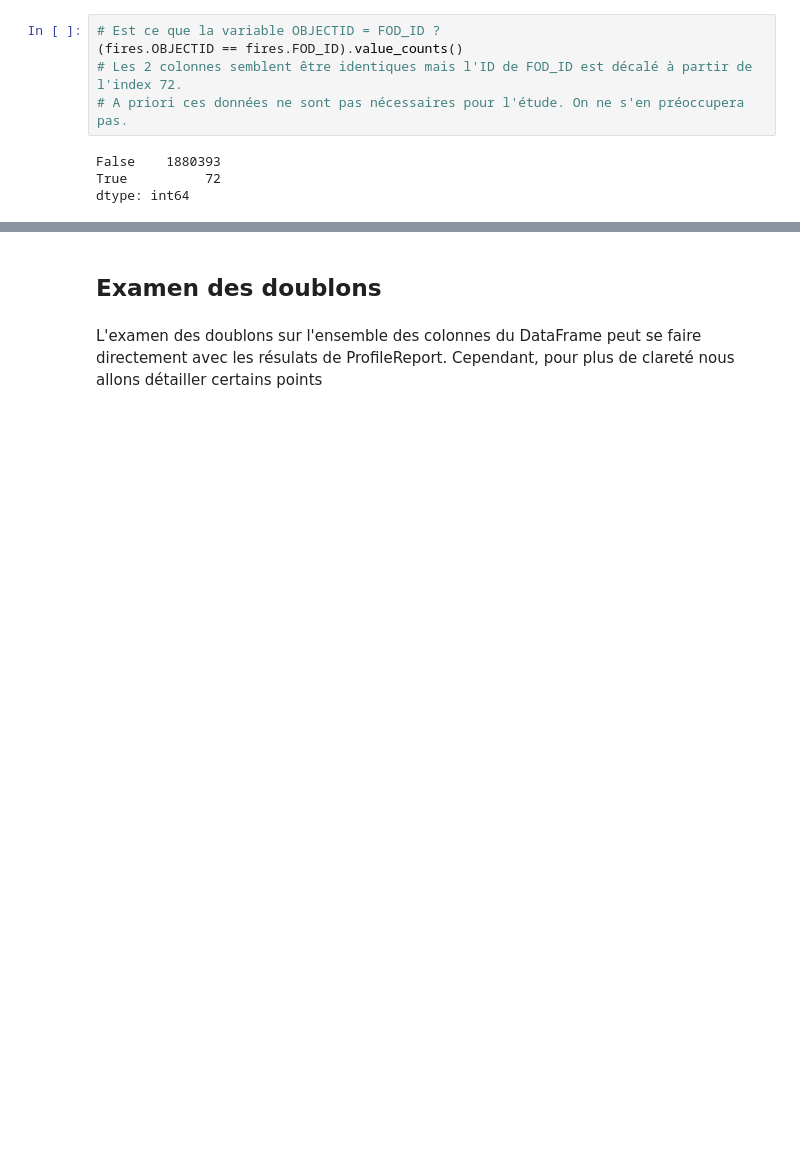
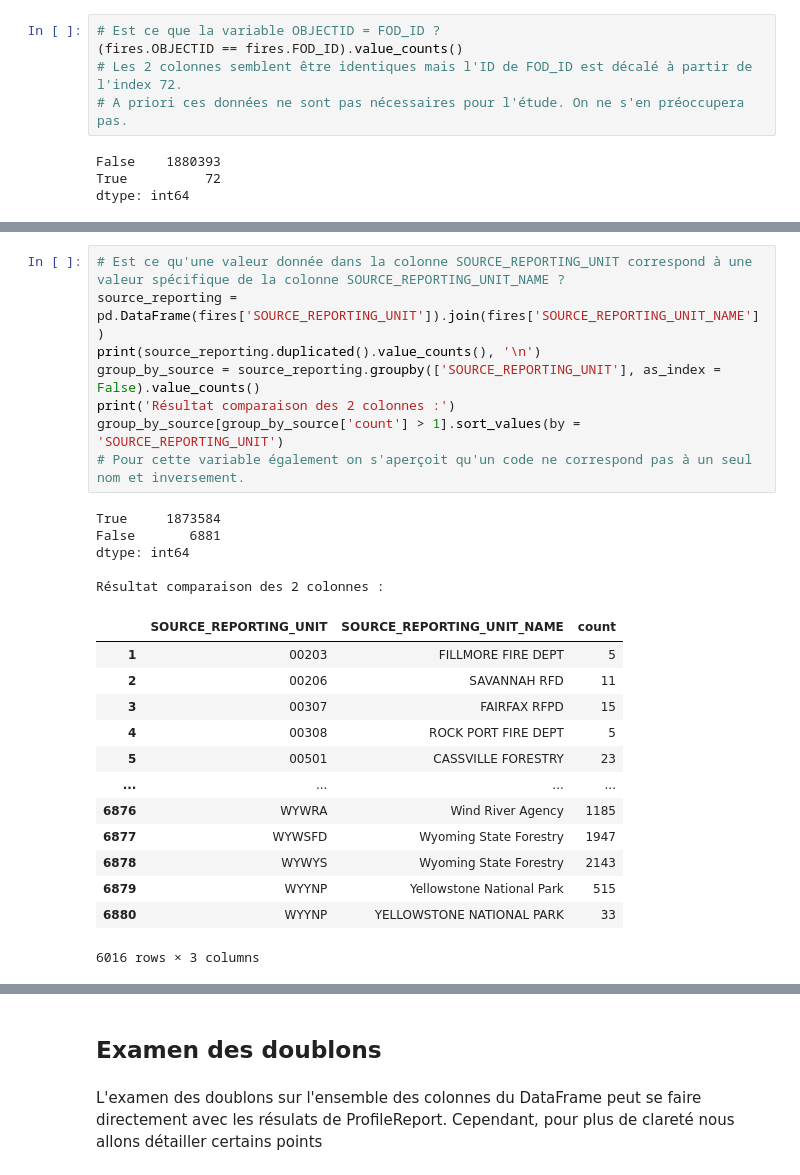
Before and after one commit to paulokmmf/Projet_DA_WILDFIRE, a Jupyter notebook: wildfire_USA.ipynb, the cells around one changed output, grey strips where cells are left out. Drawn from its saved outputs; the diff is of its cells as text; blank space fills up the shorter version.

```diff
--- a/wildfire_USA.ipynb
+++ b/wildfire_USA.ipynb
@@ -257,3 +225,30 @@ dtype: int64
 | 120297 | GUNSIGHT | EKW0 | 2 |
 | 312314 | ZUMWALT | EKW2 | 2 |
 7326 rows × 3 columns
+# %%
+# Est ce qu'une valeur donnée dans la colonne SOURCE_REPORTING_UNIT correspond à une valeur spécifique de la colonne SOURCE_REPORTING_UNIT_NAME ?
+source_reporting = pd.DataFrame(fires['SOURCE_REPORTING_UNIT']).join(fires['SOURCE_REPORTING_UNIT_NAME'])
+print(source_reporting.duplicated().value_counts(), '\n')
+group_by_source = source_reporting.groupby(['SOURCE_REPORTING_UNIT'], as_index = False).value_counts()
+print('Résultat comparaison des 2 colonnes :')
+group_by_source[group_by_source['count'] > 1].sort_values(by = 'SOURCE_REPORTING_UNIT')
+# Pour cette variable également on s'aperçoit qu'un code ne correspond pas à un seul nom et inversement.
+# %% [output]
+True     1873584
+False       6881
+dtype: int64
+
+Résultat comparaison des 2 colonnes :
+|  | SOURCE_REPORTING_UNIT | SOURCE_REPORTING_UNIT_NAME | count |
+| 1 | 00203 | FILLMORE FIRE DEPT | 5 |
+| 2 | 00206 | SAVANNAH RFD | 11 |
+| 3 | 00307 | FAIRFAX RFPD | 15 |
+| 4 | 00308 | ROCK PORT FIRE DEPT | 5 |
+| 5 | 00501 | CASSVILLE FORESTRY | 23 |
+| ... | ... | ... | ... |
+| 6876 | WYWRA | Wind River Agency | 1185 |
+| 6877 | WYWSFD | Wyoming State Forestry | 1947 |
+| 6878 | WYWYS | Wyoming State Forestry | 2143 |
+| 6879 | WYYNP | Yellowstone National Park | 515 |
+| 6880 | WYYNP | YELLOWSTONE NATIONAL PARK | 33 |
+6016 rows × 3 columns
```
Also changed, not shown: parts of 23 cells of this notebook.
